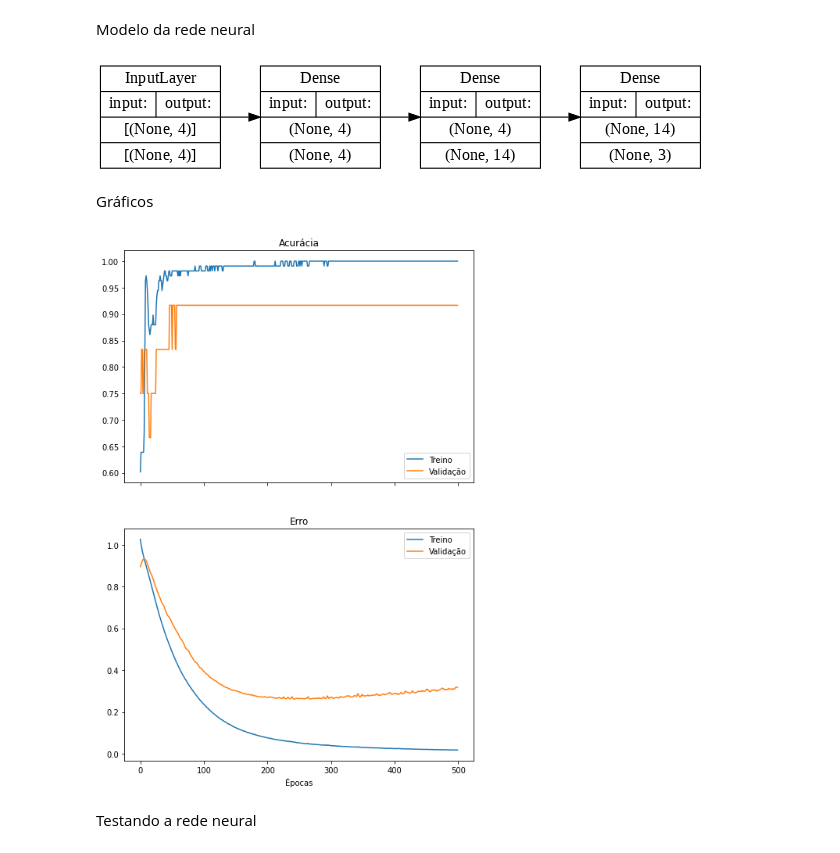
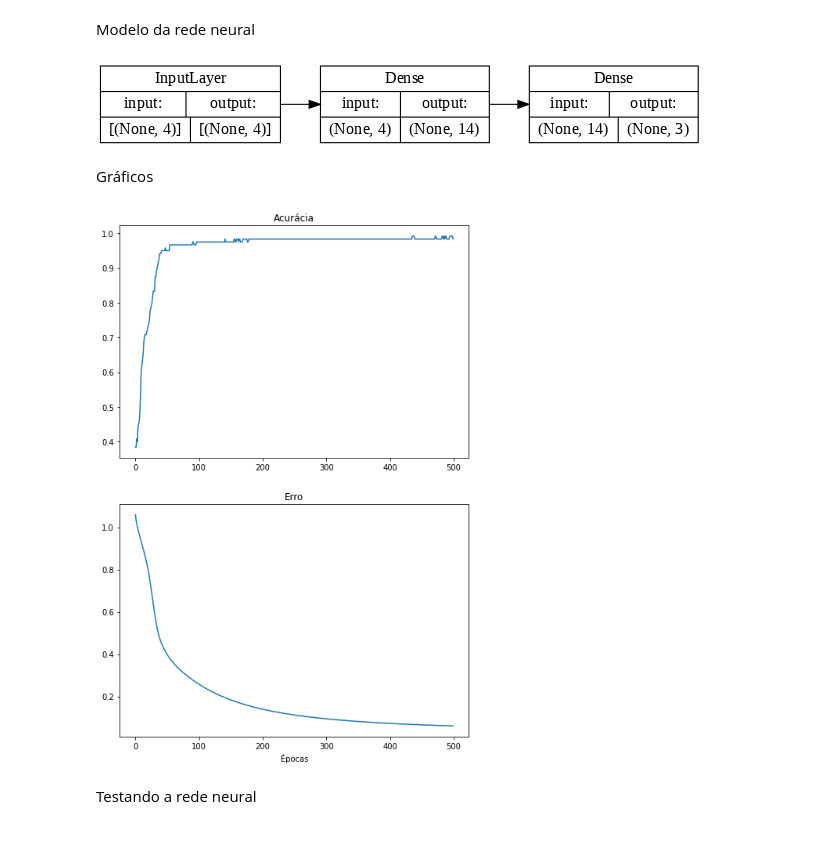
Before and after one commit to rfps09/Monitoria, a Jupyter notebook: SemanaAcademica/SemanaAcademicaIris.ipynb, the cells around one changed output. Saved outputs shown, nothing was run; the diff lists cells and outputs as text; code cells hidden in the pictures.

```diff
--- a/SemanaAcademica/SemanaAcademicaIris.ipynb
+++ b/SemanaAcademica/SemanaAcademicaIris.ipynb
@@ -14,7 +14,7 @@ data = np.delete(data,-1,axis=1)
 classe = np.genfromtxt('drive/MyDrive/TensorFlow/DataSets/iris.data', delimiter=',', dtype=str,usecols=-1)
 classe = np.unique(classe,return_inverse=1)[1]
 
-data_treino, data_teste, classe_treino, classe_teste = train_test_split(data,classe,test_size=0.2, random_state=123)
+data_treino, data_teste, classe_treino, classe_teste = train_test_split(data,classe,test_size=0.2, random_state=123, stratify=classe)
 
 classe_treino_onehot = to_categorical(classe_treino)
 # %% [markdown]
@@ -25,8 +25,7 @@ from tensorflow.keras.layers import Dense
 
 def create_model(numInput,numClasses):
   model = Sequential()
-  model.add(Dense(numInput,activation='tanh', input_dim=numInput))
-  model.add(Dense(14,activation='tanh'))
+  model.add(Dense(14,activation='tanh', input_dim=numInput))
   model.add(Dense(numClasses,activation='softmax'))
   model.compile('Adam','categorical_crossentropy', metrics=['categorical_accuracy'])
 
@@ -34,6 +33,6 @@ def create_model(numInput,numClasses):
 
 model = create_model(4,3)
 
-history = model.fit(data_treino,classe_treino_onehot,epochs=500, validation_split=0.1)
+history = model.fit(data_treino,classe_treino_onehot,epochs=500)
 # %% [output]
 Epoch 1/500
@@ -60,35 +59,35 @@ from tensorflow.keras.utils import plot_model
 
 plot_model(model,show_shapes=True,show_layer_names=False,rankdir="LR",dpi=80)
 # %% [output]
-[figure, old version]
+[figure, new version]
 # %% [markdown]
 Gráficos
 # %%
 import matplotlib.pyplot as plt
 
 def plot_metrics(history):
-  fig, axes = plt.subplots(2,1, True,figsize=(8,12))
+  fig, axes = plt.subplots(2,1,figsize=(8,12))
 
   #  "Accuracy"
   axes[0].plot(history.history['categorical_accuracy'])
   axes[0].set_title('Acurácia')
   # "Loss"
   axes[1].plot(history.history['loss'])
   axes[1].set_title('Erro')
 
   if 'val_loss' in history.history.keys():
     axes[0].plot(history.history['val_categorical_accuracy'])
     axes[1].plot(history.history['val_loss'])
     axes[0].legend(['Treino', 'Validação'])
     axes[1].legend(['Treino', 'Validação'])
 
   plt.xlabel('Épocas')
 
   plt.show()
 
 plot_metrics(history)
 # %% [output]
-[figure, old version]
+[figure, new version]
 # %% [markdown]
 Testando a rede neural
 # %%
```
Also changed, not shown: parts of 3 cells of this notebook.
